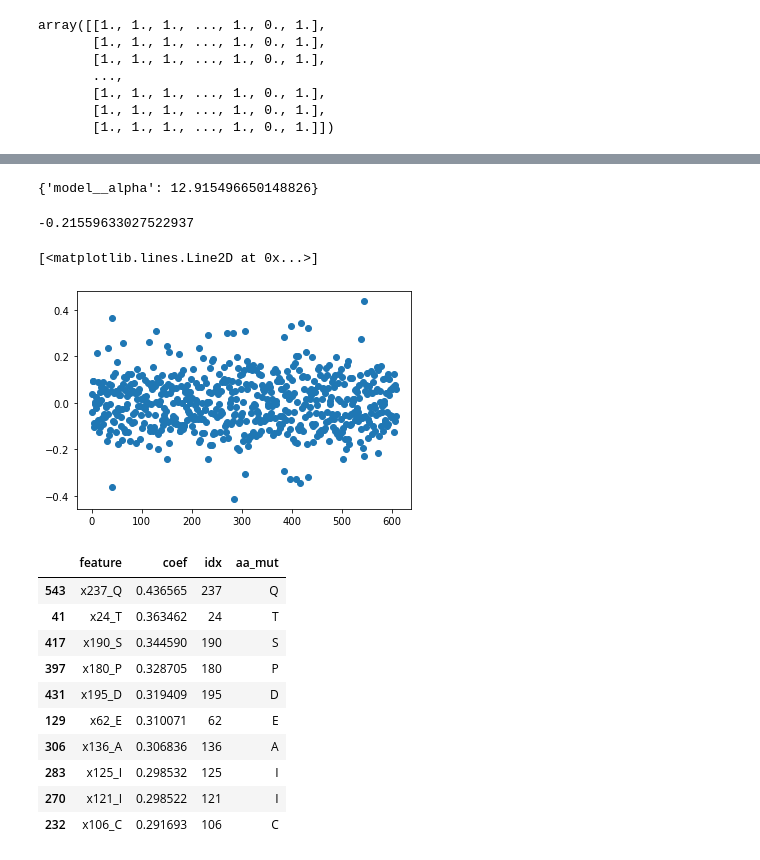
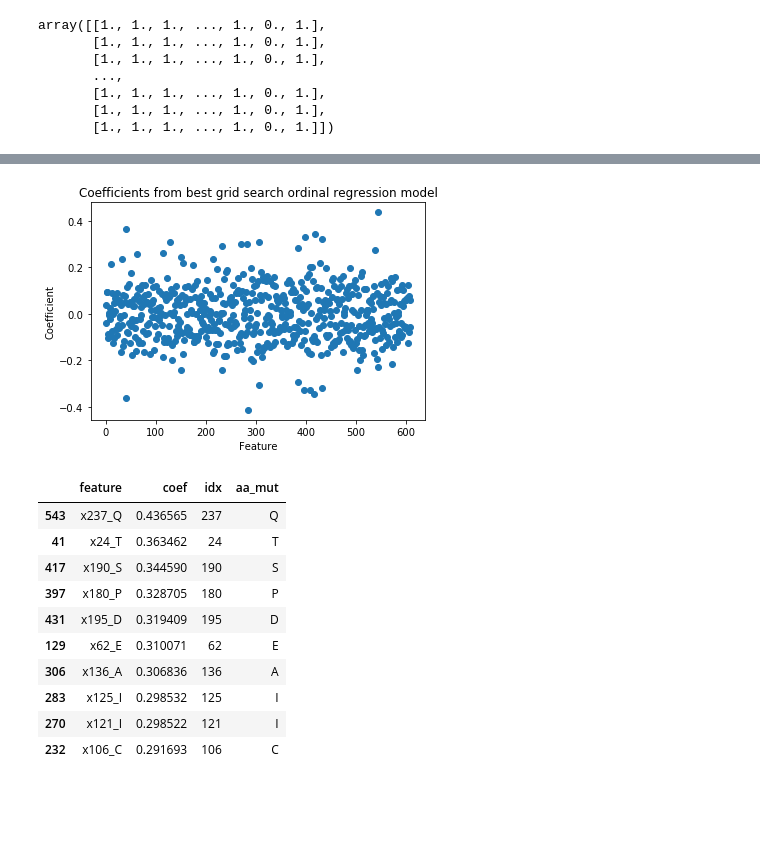
Before and after one commit to RomeroLab/sadx-latent-function, a Jupyter notebook: projects/Biochemical_Ordinal/Ordinal Regression.ipynb, the cells around one changed output, grey strips where cells are left out. Cells and saved outputs as stored; diff of their text form; code cells hidden in the pictures; blank space fills up the shorter version.

```diff
--- a/projects/Biochemical_Ordinal/Ordinal Regression.ipynb
+++ b/projects/Biochemical_Ordinal/Ordinal Regression.ipynb
@@ -98,5 +82,5 @@ df[df.sequence == WT]
 # %%
-df_nostop = df[df.first_stop == (len(WT) -1)].drop(columns=['first_stop'])
+df_nostop = df[df.first_stop == (len(WT_full) -1)].drop(columns=['first_stop'])
 df_nostop.head()
 # %% [output]
 |  | sequence | count | response |
@@ -133,5 +120,8 @@ df_unique[df_unique.sequence==WT]
 |  | sequence | count | response |
 | 0 | MQHTYPAQLMRFGTAARAEHMTIAAAIHALDAD... | 25568 | 2 |
 # %%
-# drop the start and stop codons
-df_unique.sequence = df_unique.sequence.str.slice(1, (len(WT)-1))
+# Drop the Start and STOP Codons
+df_unique.sequence = df_unique.sequence.str.slice(1, (len(WT_full)-1))
+WT = WT_full[1:-1]
+WT_str = str(WT)
+N = len(WT_str)
@@ -186,5 +180,11 @@ pipeline = Pipeline([('vt', VarianceThreshold()), ('scaler', StandardScaler()),
 # %%
+# Create pipeline with mord so that we are removing features that are all one
+# Also we are standardizing features by their mean and standard deviation
+pipeline = Pipeline([('vt', VarianceThreshold()),
+                     ('scaler', StandardScaler()),
+                     ('model', model)])
+
 alphas = np.logspace(-6, 2, 10) # search space for regularization params
 grid_cv = GridSearchCV(estimator=pipeline, param_grid=dict(model__alpha=alphas),
                        cv=StratifiedKFold(5), n_jobs=5, iid='deprecated')
-grid_cv.fit(X, y)
+_ = grid_cv.fit(X, y)
@@ -217,10 +202 @@ plt.ylabel("mean test score");
 [figure]
-# %%
-# regularization parameter picked by CV
-grid_cv.best_params_
-# %% [output]
-{'model__alpha': 12.915496650148826}
-# %%
-grid_cv.best_score_
-# %% [output]
--0.21559633027522937
@@ -229,8 +202,0 @@ best_model = grid_cv.best_estimator_['model']
-# %%
-grid_cv.best_estimator_.fit(X, y)
-best_coefs = grid_cv.best_estimator_['model'].coef_
-
-plt.plot(best_coefs, 'o')
-# %% [output]
-[<matplotlib.lines.Line2D at 0x...>]
-[figure, removed]
@@ -240 +203,15 @@ feature_names_after_threshold = enc.get_feature_names()[vt.get_support()]
+# %%
+# Now fit the model with the best parameter to the entire dataset
+best_model = grid_cv.best_estimator_
+best_alpha = best_model.get_params()['model__alpha']
+
+best_model.fit(X, y)
+best_coefs = grid_cv.best_estimator_['model'].coef_
+
+plt.plot(best_coefs, 'o')
+plt.title("Coefficients from best grid search ordinal regression model")
+plt.xlabel("Feature")
+plt.ylabel("Coefficient");
+# %% [output]
+[figure, added]
 # %%
```
Also changed, not shown: parts of 53 cells of this notebook.
